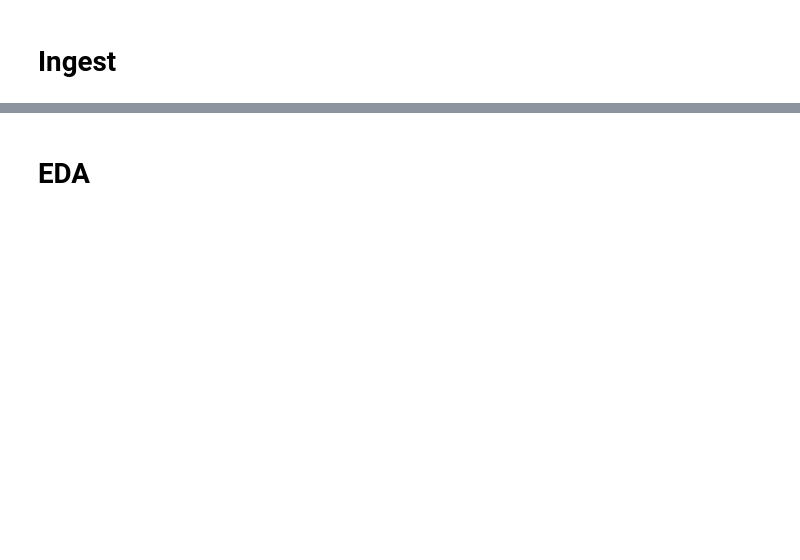
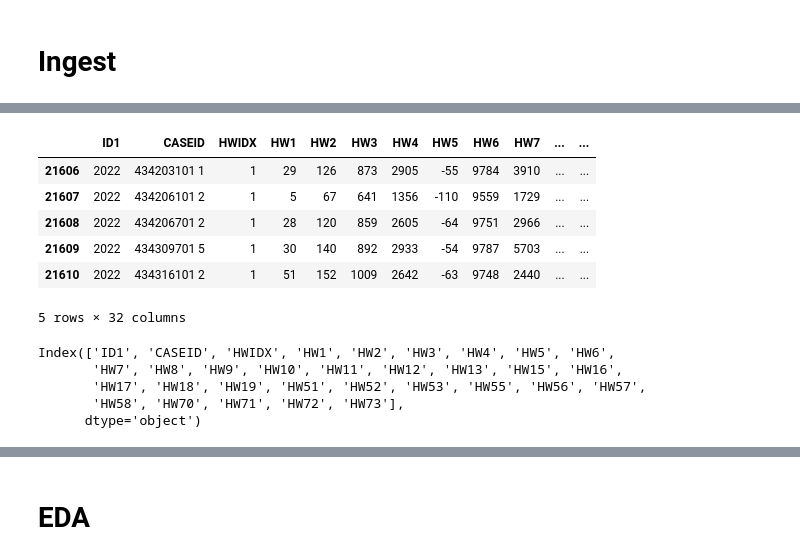
Before and after one commit to irwingss/datascience-demo, a Jupyter notebook: DataScience_demo_4Github.ipynb, the cells around one changed output, grey strips where cells are left out. Drawn from its saved outputs; the diff is of its cells as text; code cells hidden in the pictures; blank space fills up the shorter version.

```diff
--- a/DataScience_demo_4Github.ipynb
+++ b/DataScience_demo_4Github.ipynb
@@ -4,0 +19,18 @@
+# %%
+df.tail()
+# %% [output]
+|  | ID1 | CASEID | HWIDX | HW1 | HW2 | HW3 | HW4 | HW5 | HW6 | HW7 | ... | ... |
+| 21606 | 2022 | 434203101 1 | 1 | 29 | 126 | 873 | 2905 | -55 | 9784 | 3910 | ... | ... |
+| 21607 | 2022 | 434206101 2 | 1 | 5 | 67 | 641 | 1356 | -110 | 9559 | 1729 | ... | ... |
+| 21608 | 2022 | 434206701 2 | 1 | 28 | 120 | 859 | 2605 | -64 | 9751 | 2966 | ... | ... |
+| 21609 | 2022 | 434309701 5 | 1 | 30 | 140 | 892 | 2933 | -54 | 9787 | 5703 | ... | ... |
+| 21610 | 2022 | 434316101 2 | 1 | 51 | 152 | 1009 | 2642 | -63 | 9748 | 2440 | ... | ... |
+5 rows × 32 columns
+# %%
+df.columns
+# %% [output]
+Index(['ID1', 'CASEID', 'HWIDX', 'HW1', 'HW2', 'HW3', 'HW4', 'HW5', 'HW6',
+       'HW7', 'HW8', 'HW9', 'HW10', 'HW11', 'HW12', 'HW13', 'HW15', 'HW16',
+       'HW17', 'HW18', 'HW19', 'HW51', 'HW52', 'HW53', 'HW55', 'HW56', 'HW57',
+       'HW58', 'HW70', 'HW71', 'HW72', 'HW73'],
+      dtype='object')
```
Also changed, not shown: parts of 15 cells of this notebook.
